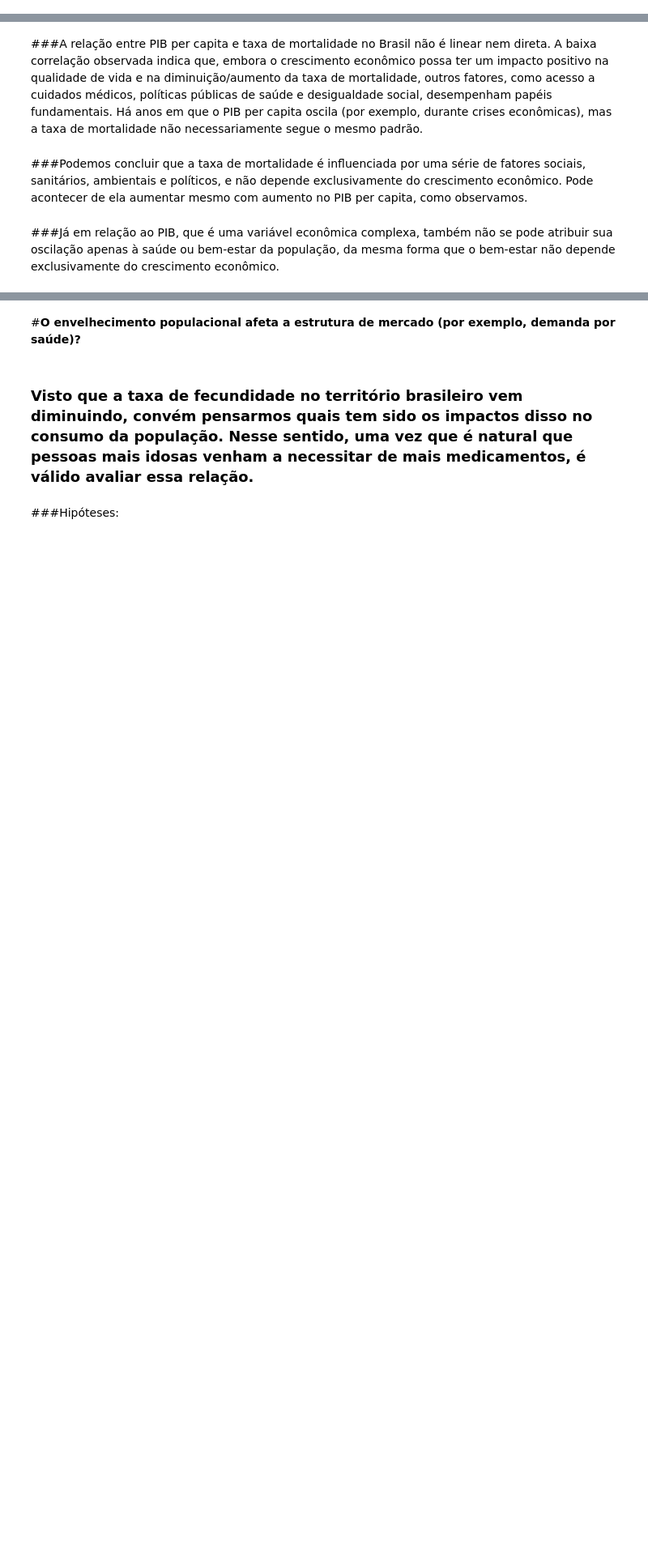
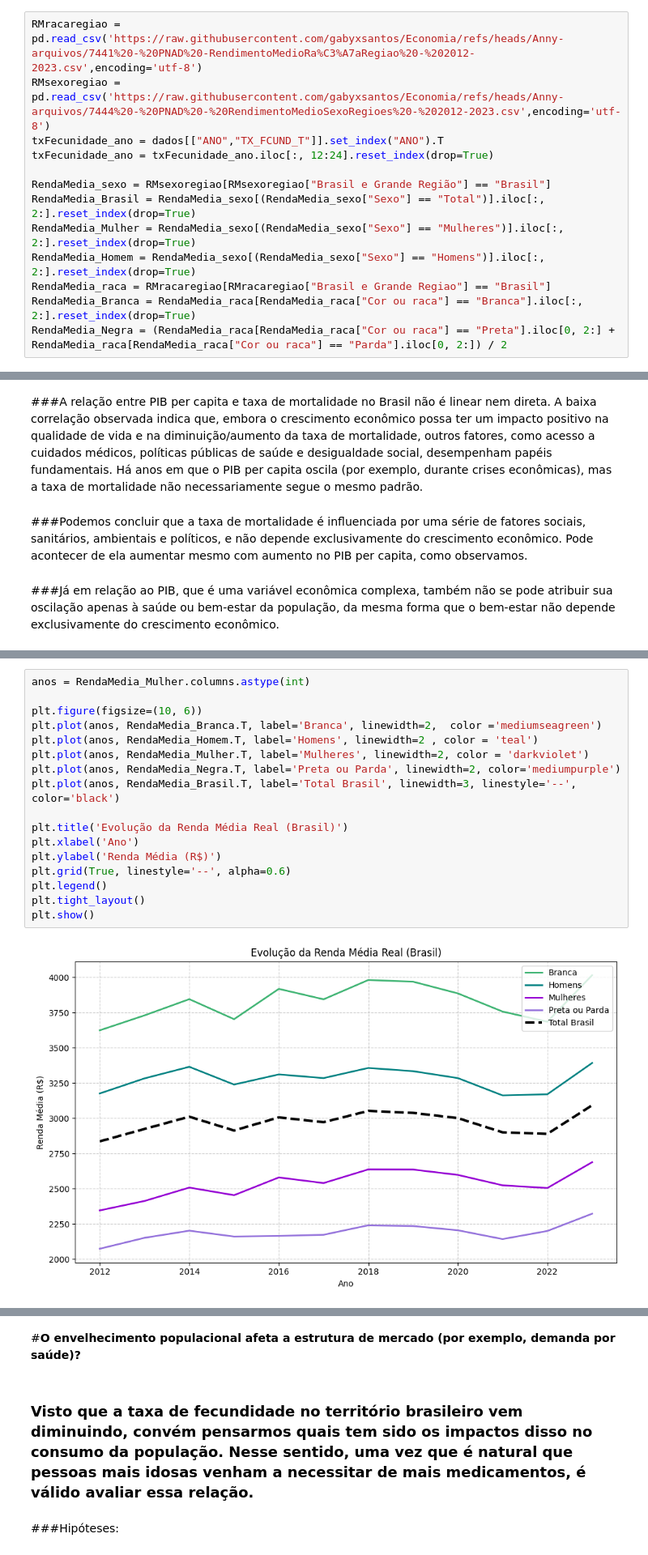
Before and after one commit to gabyxsantos/Economia, a Jupyter notebook: atualizandodf.ipynb, the cells around one changed output, grey strips where cells are left out. Shown at 81% size. Drawn from its saved outputs; the diff is of its cells as text; blank space fills up the shorter version.

```diff
--- a/atualizandodf.ipynb
+++ b/atualizandodf.ipynb
@@ -314,3 +314,16 @@ dados
 | 2342 | 2069 | 53 | DF | Distrito Federal | 2764372 | 1319558 | 1444814 | -0.841514 | -0.770788 | ... |
 | 2343 | 2070 | 53 | DF | Distrito Federal | 2740519 | 1309169 | 1431350 | -0.862872 | -0.787309 | ... |
 2343 rows × 59 columns
+# %%
+RMracaregiao = pd.read_csv('https://raw.githubusercontent.com/gabyxsantos/Economia/refs/heads/Anny-arquivos/7441%20-%20PNAD%20-RendimentoMedioRa%C3%A7aRegiao%20-%202012-2023.csv',encoding='utf-8')
+RMsexoregiao = pd.read_csv('https://raw.githubusercontent.com/gabyxsantos/Economia/refs/heads/Anny-arquivos/7444%20-%20PNAD%20-%20RendimentoMedioSexoRegioes%20-%202012-2023.csv',encoding='utf-8')
+txFecunidade_ano = dados[["ANO","TX_FCUND_T"]].set_index("ANO").T
+txFecunidade_ano = txFecunidade_ano.iloc[:, 12:24].reset_index(drop=True)
+
+RendaMedia_sexo = RMsexoregiao[RMsexoregiao["Brasil e Grande Região"] == "Brasil"]
+RendaMedia_Brasil = RendaMedia_sexo[(RendaMedia_sexo["Sexo"] == "Total")].iloc[:, 2:].reset_index(drop=True)
+RendaMedia_Mulher = RendaMedia_sexo[(RendaMedia_sexo["Sexo"] == "Mulheres")].iloc[:, 2:].reset_index(drop=True)
+RendaMedia_Homem = RendaMedia_sexo[(RendaMedia_sexo["Sexo"] == "Homens")].iloc[:, 2:].reset_index(drop=True)
+RendaMedia_raca = RMracaregiao[RMracaregiao["Brasil e Grande Regiao"] == "Brasil"]
+RendaMedia_Branca = RendaMedia_raca[RendaMedia_raca["Cor ou raca"] == "Branca"].iloc[:, 2:].reset_index(drop=True)
+RendaMedia_Negra = (RendaMedia_raca[RendaMedia_raca["Cor ou raca"] == "Preta"].iloc[0, 2:] + RendaMedia_raca[RendaMedia_raca["Cor ou raca"] == "Parda"].iloc[0, 2:]) / 2
@@ -1050,0 +1085,19 @@ Correlação entre PIB Per Capita e Taxa de Mortalidade Bruta: 0.17
+# %%
+anos = RendaMedia_Mulher.columns.astype(int)
+
+plt.figure(figsize=(10, 6))
+plt.plot(anos, RendaMedia_Branca.T, label='Branca', linewidth=2,  color ='mediumseagreen')
+plt.plot(anos, RendaMedia_Homem.T, label='Homens', linewidth=2 , color = 'teal')
+plt.plot(anos, RendaMedia_Mulher.T, label='Mulheres', linewidth=2, color = 'darkviolet')
+plt.plot(anos, RendaMedia_Negra.T, label='Preta ou Parda', linewidth=2, color='mediumpurple')
+plt.plot(anos, RendaMedia_Brasil.T, label='Total Brasil', linewidth=3, linestyle='--', color='black')
+
+plt.title('Evolução da Renda Média Real (Brasil)')
+plt.xlabel('Ano')
+plt.ylabel('Renda Média (R$)')
+plt.grid(True, linestyle='--', alpha=0.6)
+plt.legend()
+plt.tight_layout()
+plt.show()
+# %% [output]
+[figure, added]
```
Also changed, not shown: parts of 28 cells of this notebook.
